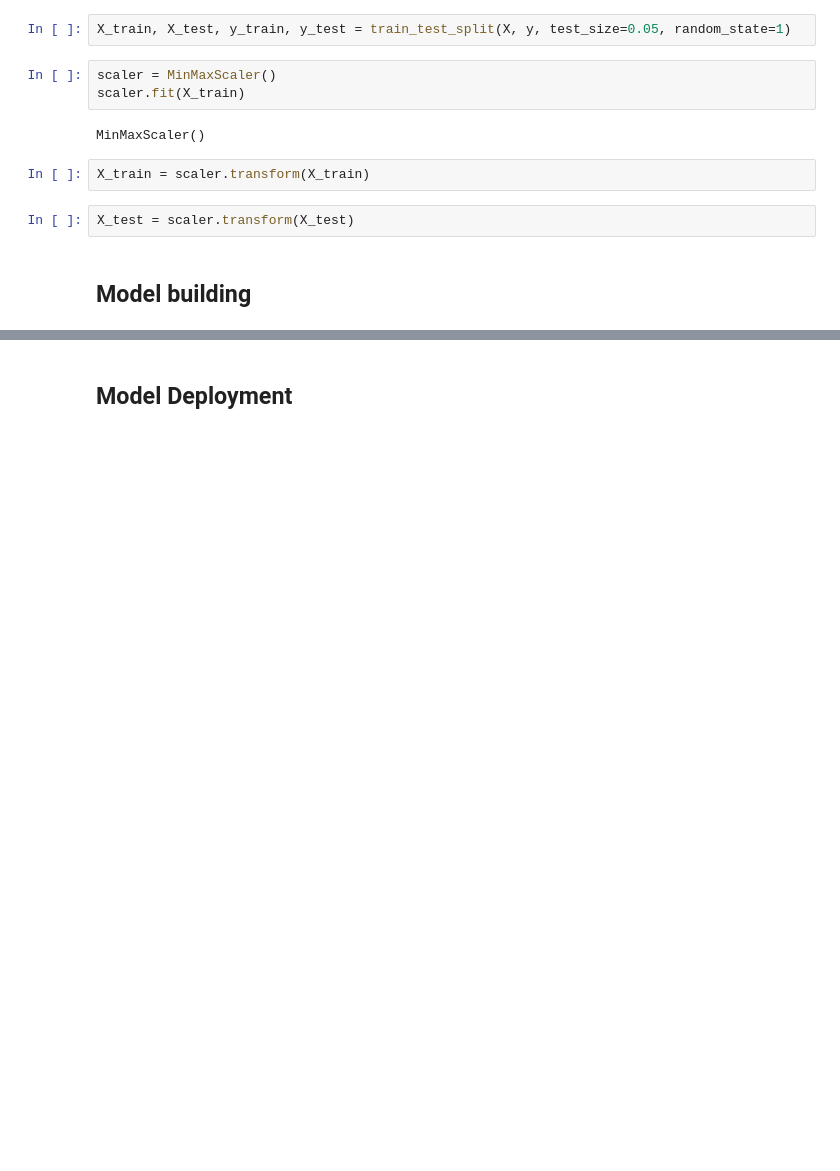
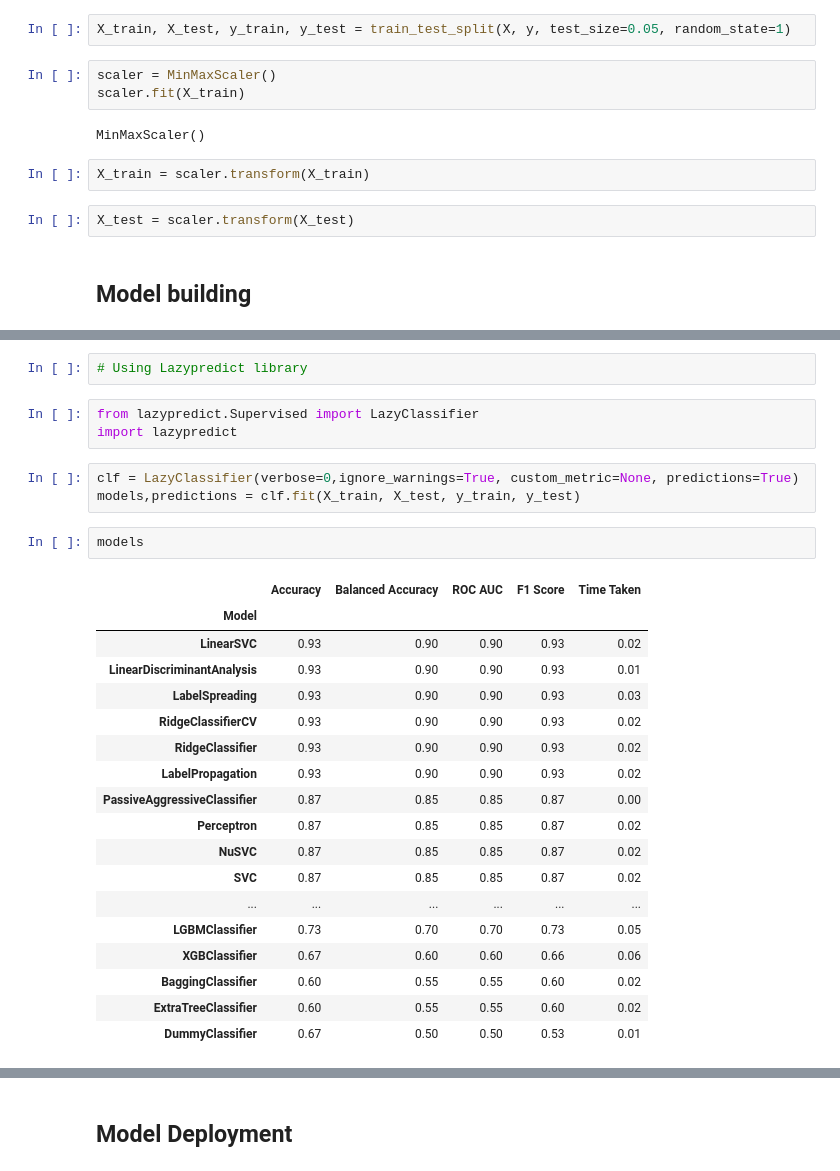
Before and after one commit to vishgm/PD-Bootcamp-ProblemStatement-1, a Jupyter notebook: jupy-notebooks/Rnd_Problem_statement_1.ipynb, the cells around one changed output, grey strips where cells are left out. Drawn from its saved outputs; the diff is of its cells as text; blank space fills up the shorter version.

```diff
--- a/jupy-notebooks/Rnd_Problem_statement_1.ipynb
+++ b/jupy-notebooks/Rnd_Problem_statement_1.ipynb
@@ -523,0 +640,29 @@ pd.cut(df['thalach'], [0,150,200])
+# %%
+# Using Lazypredict library
+# %%
+from lazypredict.Supervised import LazyClassifier
+import lazypredict
+# %%
+clf = LazyClassifier(verbose=0,ignore_warnings=True, custom_metric=None, predictions=True)
+models,predictions = clf.fit(X_train, X_test, y_train, y_test)
+# %%
+models
+# %% [output]
+|  | Accuracy | Balanced Accuracy | ROC AUC | F1 Score | Time Taken |
+| Model |  |  |  |  |  |
+| LinearSVC | 0.93 | 0.90 | 0.90 | 0.93 | 0.02 |
+| LinearDiscriminantAnalysis | 0.93 | 0.90 | 0.90 | 0.93 | 0.01 |
+| LabelSpreading | 0.93 | 0.90 | 0.90 | 0.93 | 0.03 |
+| RidgeClassifierCV | 0.93 | 0.90 | 0.90 | 0.93 | 0.02 |
+| RidgeClassifier | 0.93 | 0.90 | 0.90 | 0.93 | 0.02 |
+| LabelPropagation | 0.93 | 0.90 | 0.90 | 0.93 | 0.02 |
+| PassiveAggressiveClassifier | 0.87 | 0.85 | 0.85 | 0.87 | 0.00 |
+| Perceptron | 0.87 | 0.85 | 0.85 | 0.87 | 0.02 |
+| NuSVC | 0.87 | 0.85 | 0.85 | 0.87 | 0.02 |
+| SVC | 0.87 | 0.85 | 0.85 | 0.87 | 0.02 |
+| ... | ... | ... | ... | ... | ... |
+| LGBMClassifier | 0.73 | 0.70 | 0.70 | 0.73 | 0.05 |
+| XGBClassifier | 0.67 | 0.60 | 0.60 | 0.66 | 0.06 |
+| BaggingClassifier | 0.60 | 0.55 | 0.55 | 0.60 | 0.02 |
+| ExtraTreeClassifier | 0.60 | 0.55 | 0.55 | 0.60 | 0.02 |
+| DummyClassifier | 0.67 | 0.50 | 0.50 | 0.53 | 0.01 |
```
Also changed, not shown: parts of 23 cells of this notebook, 2 other files.
